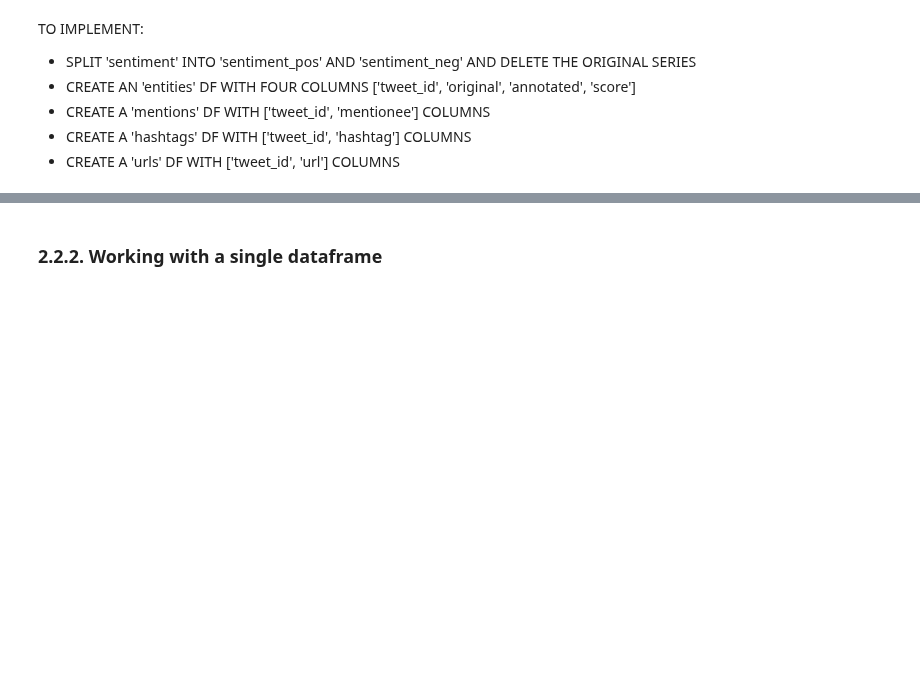
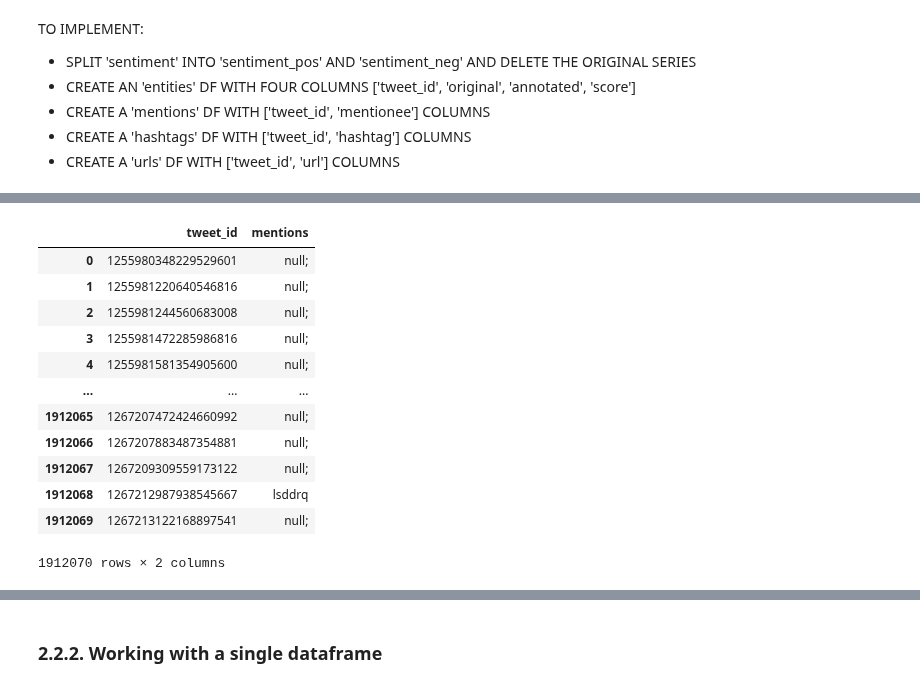
Before and after one commit to gesiscss/css_methods_python, a Jupyter notebook: a_introduction/2_data_handling_and_visualization.ipynb, the cells around one changed output, grey strips where cells are left out. Drawn from its saved outputs; the diff is of its cells as text; code cells hidden in the pictures; blank space fills up the shorter version.

```diff
--- a/a_introduction/2_data_handling_and_visualization.ipynb
+++ b/a_introduction/2_data_handling_and_visualization.ipynb
@@ -72,0 +152,21 @@ TO IMPLEMENT:
+# %%
+# creating mentions dataframe:
+
+mentions = pd.DataFrame()
+mentions['tweet_id'] = tweets['tweet_id']
+mentions['mentions'] = tweets['mentions']
+mentions
+# %% [output]
+|  | tweet_id | mentions |
+| 0 | 1255980348229529601 | null; |
+| 1 | 1255981220640546816 | null; |
+| 2 | 1255981244560683008 | null; |
+| 3 | 1255981472285986816 | null; |
+| 4 | 1255981581354905600 | null; |
+| ... | ... | ... |
+| 1912065 | 1267207472424660992 | null; |
+| 1912066 | 1267207883487354881 | null; |
+| 1912067 | 1267209309559173122 | null; |
+| 1912068 | 1267212987938545667 | lsddrq |
+| 1912069 | 1267213122168897541 | null; |
+1912070 rows × 2 columns
```
Also changed, not shown: parts of 6 cells of this notebook.
